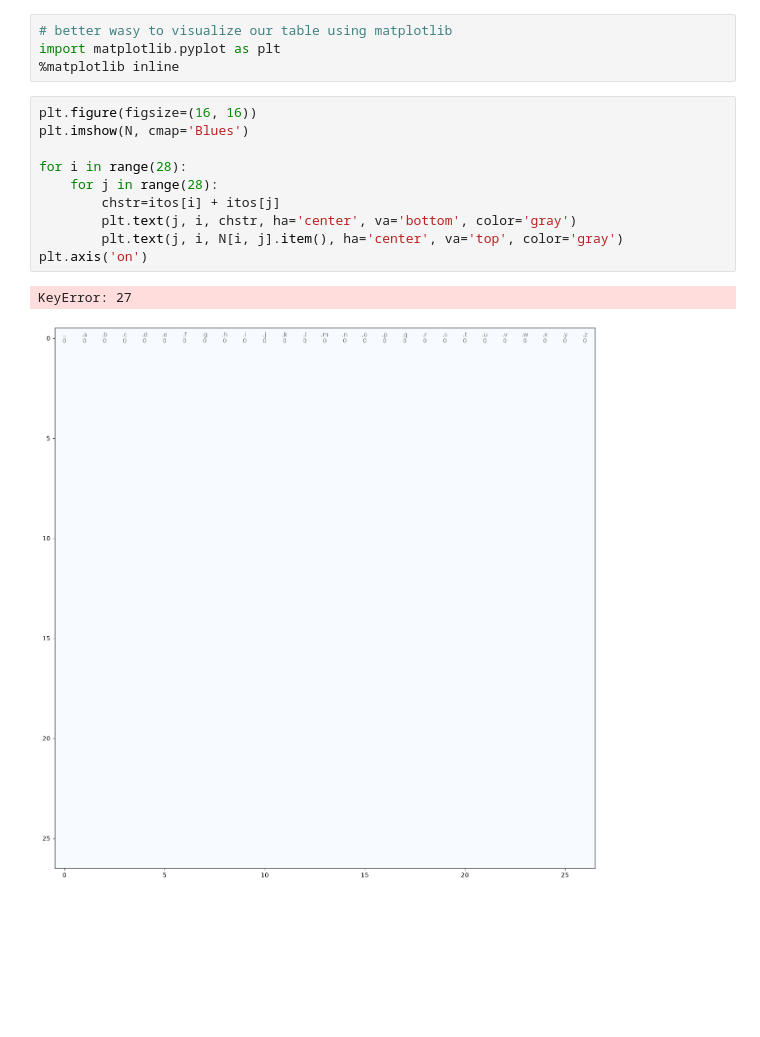
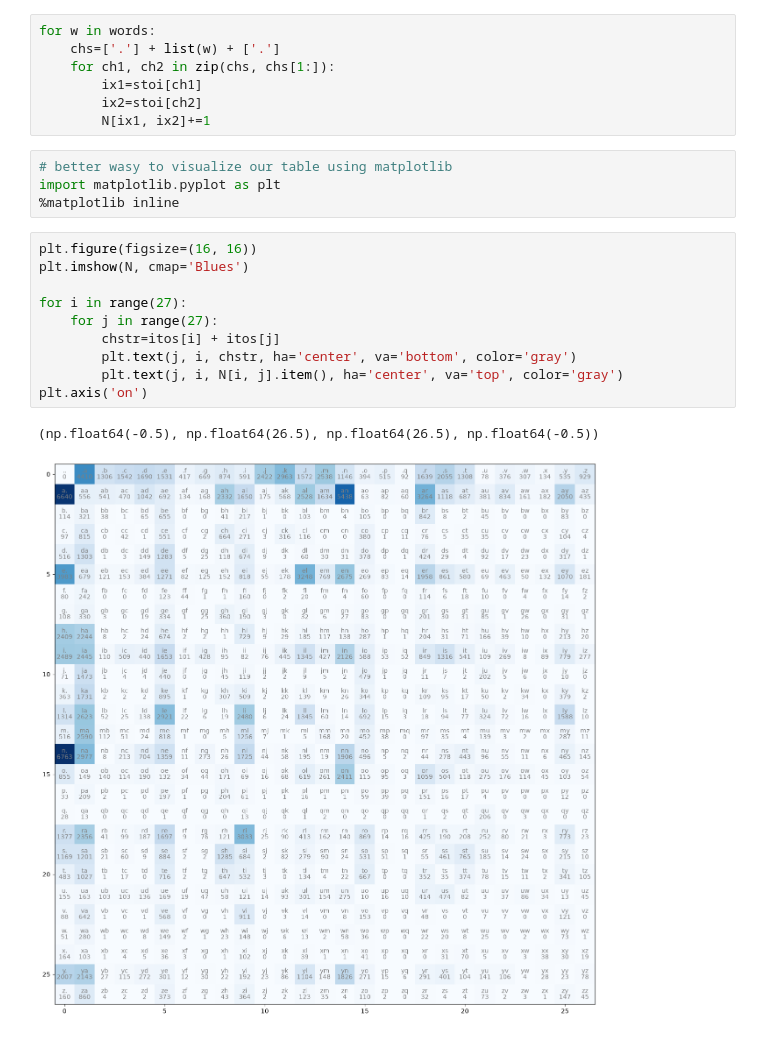
Before and after one commit to iws3/makemore_karpathy, a Jupyter notebook: makemore2.ipynb, the cells around one changed output. Saved outputs shown, nothing was run; the diff lists cells and outputs as text; blank space fills up the shorter version.

```diff
--- a/makemore2.ipynb
+++ b/makemore2.ipynb
@@ -84,3 +125,10 @@ itos
+# %%
+for w in words:
+    chs=['.'] + list(w) + ['.']
+    for ch1, ch2 in zip(chs, chs[1:]):
+        ix1=stoi[ch1]
+        ix2=stoi[ch2]
+        N[ix1, ix2]+=1
 # %%
 # better wasy to visualize our table using matplotlib
 import matplotlib.pyplot as plt
@@ -88,13 +136,13 @@ import matplotlib.pyplot as plt
 # %%
 plt.figure(figsize=(16, 16))
 plt.imshow(N, cmap='Blues')
 
-for i in range(28):
-    for j in range(28):
+for i in range(27):
+    for j in range(27):
         chstr=itos[i] + itos[j]
         plt.text(j, i, chstr, ha='center', va='bottom', color='gray')
         plt.text(j, i, N[i, j].item(), ha='center', va='top', color='gray')
 plt.axis('on')
 # %% [output]
-KeyError: 27
+(np.float64(-0.5), np.float64(26.5), np.float64(26.5), np.float64(-0.5))
-[figure, old version]
+[figure, new version]
```
Also changed, not shown: parts of 22 cells of this notebook.
